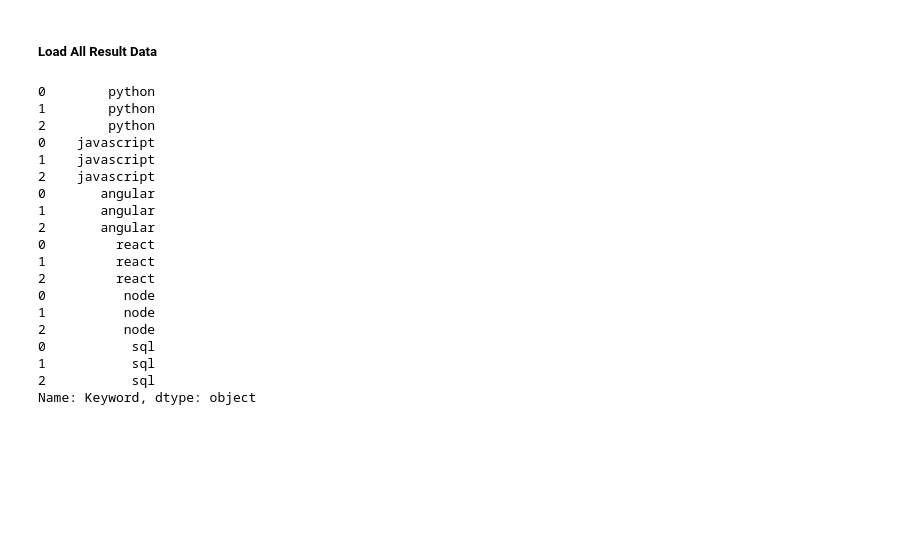
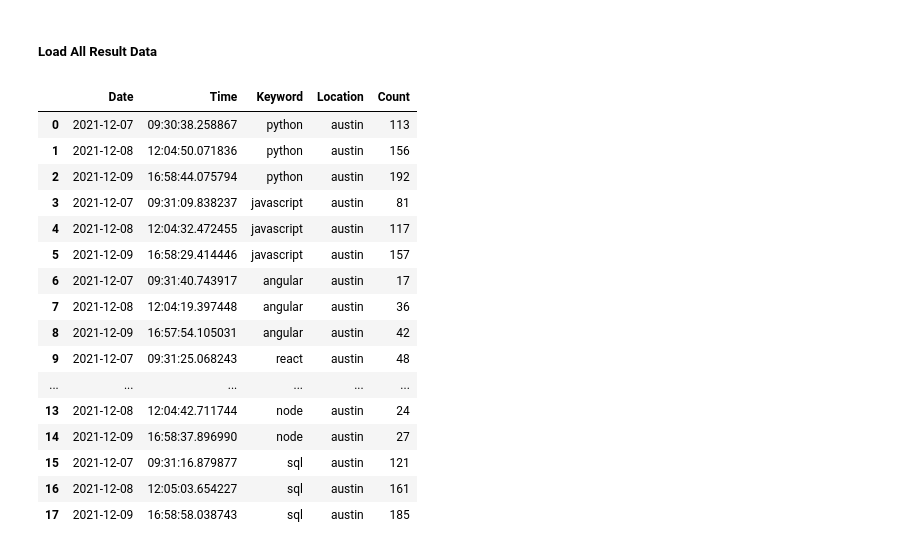
Before and after one commit to nbur4556/job-watch-scraper, a Jupyter notebook: analitics.ipynb, the cells around one changed output. Saved outputs shown, nothing was run; the diff lists cells and outputs as text; code cells hidden in the pictures; blank space fills up the shorter version.

```diff
--- a/analitics.ipynb
+++ b/analitics.ipynb
@@ -14,39 +17,39 @@ data_headers = ['Date', 'Time', 'Keyword', 'Location', 'Count']
 # %% [markdown]
 ##### Load All Result Data
 # %%
+# Read all CSV Files
 def read_all_results():
     datasets = []
     filenames = os.listdir(result_dir)
 
     for file in filenames:
         datasets.append(pd.read_csv(f'{result_dir}{file}', header=None))
 
     return datasets
 
-all_data = pd.concat(read_all_results())
-all_data.columns = data_headers
+# Create DataFrame
+df = pd.concat(read_all_results(), ignore_index=True)
+df.columns = data_headers
 
-all_data
+df
 # %% [output]
-0        python
-1        python
-2        python
-0    javascript
-1    javascript
-2    javascript
-0       angular
-1       angular
-2       angular
-0         react
-1         react
-2         react
-0          node
-1          node
-2          node
-0           sql
-1           sql
-2           sql
-Name: Keyword, dtype: object
+|  | Date | Time | Keyword | Location | Count |
+| 0 | 2021-12-07 | 09:30:38.258867 | python | austin | 113 |
+| 1 | 2021-12-08 | 12:04:50.071836 | python | austin | 156 |
+| 2 | 2021-12-09 | 16:58:44.075794 | python | austin | 192 |
+| 3 | 2021-12-07 | 09:31:09.838237 | javascript | austin | 81 |
+| 4 | 2021-12-08 | 12:04:32.472455 | javascript | austin | 117 |
+| 5 | 2021-12-09 | 16:58:29.414446 | javascript | austin | 157 |
+| 6 | 2021-12-07 | 09:31:40.743917 | angular | austin | 17 |
+| 7 | 2021-12-08 | 12:04:19.397448 | angular | austin | 36 |
+| 8 | 2021-12-09 | 16:57:54.105031 | angular | austin | 42 |
+| 9 | 2021-12-07 | 09:31:25.068243 | react | austin | 48 |
+| ... | ... | ... | ... | ... | ... |
+| 13 | 2021-12-08 | 12:04:42.711744 | node | austin | 24 |
+| 14 | 2021-12-09 | 16:58:37.896990 | node | austin | 27 |
+| 15 | 2021-12-07 | 09:31:16.879877 | sql | austin | 121 |
+| 16 | 2021-12-08 | 12:05:03.654227 | sql | austin | 161 |
+| 17 | 2021-12-09 | 16:58:58.038743 | sql | austin | 185 |
 # %%
 print(all_data.columns)
 #! ERROR: Data will not sort, check for duplicate columns
```
Also changed, not shown: parts of 5 cells of this notebook.
